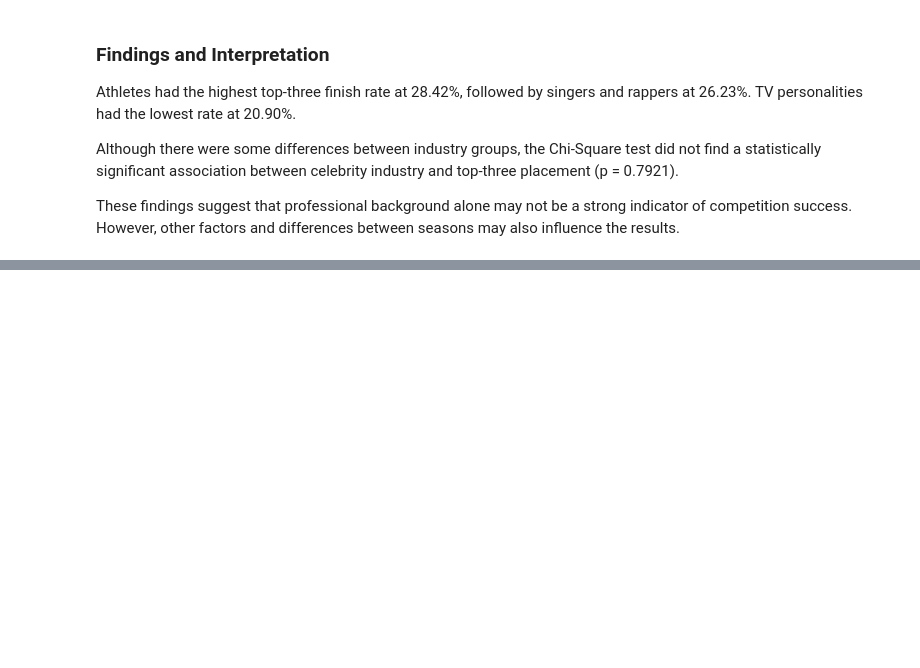
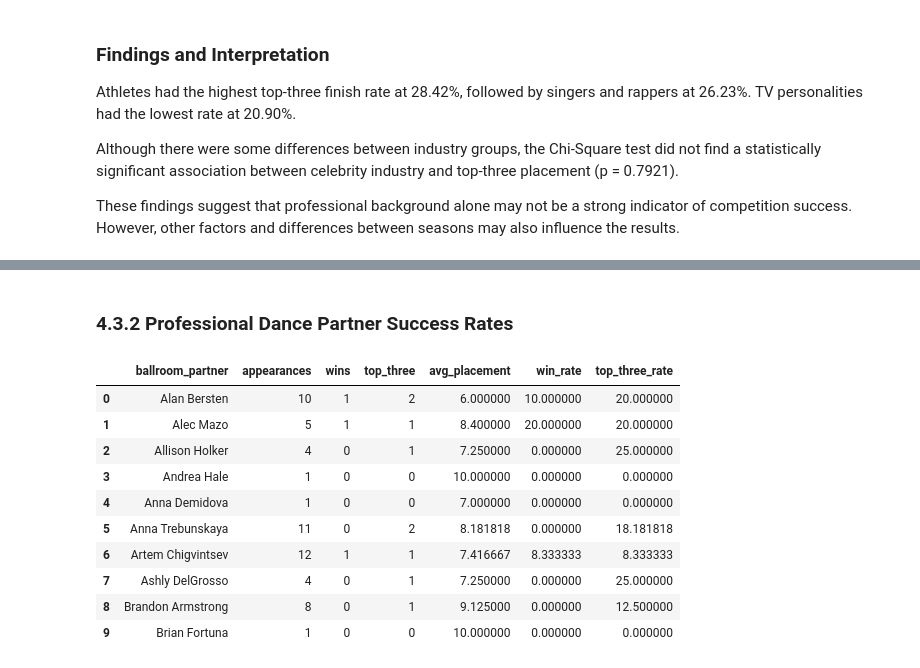
Before and after one commit to mia-c25/dwts-data-analysis, a Jupyter notebook: notebooks/notebook.ipynb, the cells around one changed output, grey strips where cells are left out. Cells and saved outputs as stored; diff of their text form; code cells hidden in the pictures; blank space fills up the shorter version.

```diff
--- a/notebooks/notebook.ipynb
+++ b/notebooks/notebook.ipynb
@@ -915,0 +992,2 @@ These findings suggest that professional background alone may not be a strong in
+# %% [markdown]
+### 4.3.2 Professional Dance Partner Success Rates
@@ -915,0 +1011,18 @@ These findings suggest that professional background alone may not be a strong in
+# %%
+pro_success['win_rate'] = (pro_success['wins'] / pro_success['appearances']) * 100
+
+pro_success['top_three_rate'] = (pro_success['top_three'] / pro_success['appearances']) * 100
+
+pro_success.head(10)
+# %% [output]
+|  | ballroom_partner | appearances | wins | top_three | avg_placement | win_rate | top_three_rate |
+| 0 | Alan Bersten | 10 | 1 | 2 | 6.000000 | 10.000000 | 20.000000 |
+| 1 | Alec Mazo | 5 | 1 | 1 | 8.400000 | 20.000000 | 20.000000 |
+| 2 | Allison Holker | 4 | 0 | 1 | 7.250000 | 0.000000 | 25.000000 |
+| 3 | Andrea Hale | 1 | 0 | 0 | 10.000000 | 0.000000 | 0.000000 |
+| 4 | Anna Demidova | 1 | 0 | 0 | 7.000000 | 0.000000 | 0.000000 |
+| 5 | Anna Trebunskaya | 11 | 0 | 2 | 8.181818 | 0.000000 | 18.181818 |
+| 6 | Artem Chigvintsev | 12 | 1 | 1 | 7.416667 | 8.333333 | 8.333333 |
+| 7 | Ashly DelGrosso | 4 | 0 | 1 | 7.250000 | 0.000000 | 25.000000 |
+| 8 | Brandon Armstrong | 8 | 0 | 1 | 9.125000 | 0.000000 | 12.500000 |
+| 9 | Brian Fortuna | 1 | 0 | 0 | 10.000000 | 0.000000 | 0.000000 |
```
Also changed, not shown: parts of 22 cells of this notebook.
